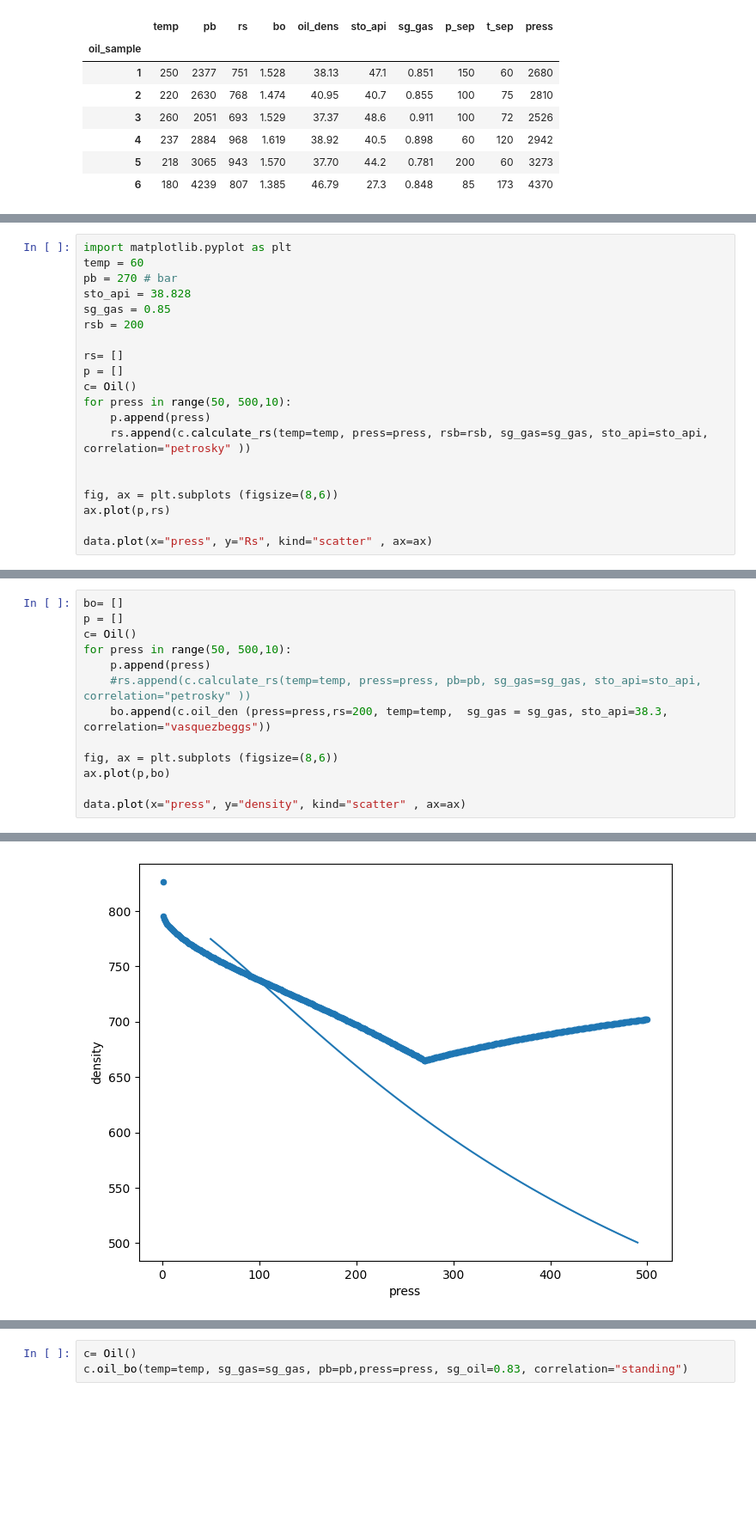
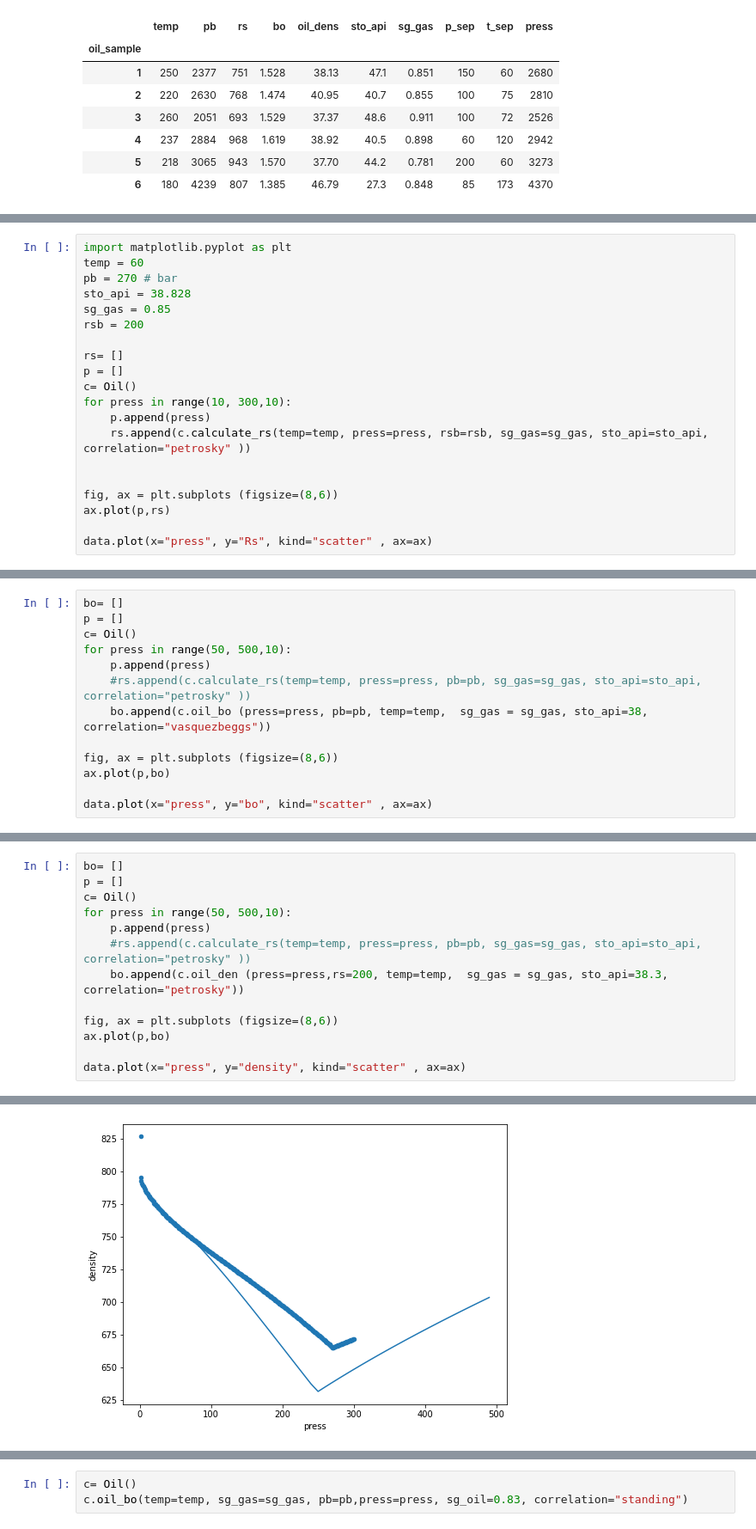
Before and after one commit to miroine/py_pvt, a Jupyter notebook: pvt/notebooks/pvt_correlation.ipynb, the cells around one changed output, grey strips where cells are left out. Shown: that part at 86% size. Drawn from its saved outputs; the diff is of its cells as text; blank space fills up the shorter version.

```diff
--- a/pvt/notebooks/pvt_correlation.ipynb
+++ b/pvt/notebooks/pvt_correlation.ipynb
@@ -783,7 +804,7 @@ rsb = 200
 rs= []
 p = []
 c= Oil()
-for press in range(50, 500,10):
+for press in range(10, 300,10):
     p.append(press)
     rs.append(c.calculate_rs(temp=temp, press=press, rsb=rsb, sg_gas=sg_gas, sto_api=sto_api, correlation="petrosky" ))
 
@@ -797,0 +841,13 @@ data.plot(x="press", y="Rs", kind="scatter" , ax=ax)
+# %%
+bo= []
+p = []
+c= Oil()
+for press in range(50, 500,10):
+    p.append(press)
+    #rs.append(c.calculate_rs(temp=temp, press=press, pb=pb, sg_gas=sg_gas, sto_api=sto_api, correlation="petrosky" ))
+    bo.append(c.oil_bo (press=press, pb=pb, temp=temp,  sg_gas = sg_gas, sto_api=38, correlation="vasquezbeggs"))
+
+fig, ax = plt.subplots (figsize=(8,6))
+ax.plot(p,bo)
+
+data.plot(x="press", y="bo", kind="scatter" , ax=ax)
@@ -802,7 +861,7 @@ c= Oil()
 for press in range(50, 500,10):
     p.append(press)
     #rs.append(c.calculate_rs(temp=temp, press=press, pb=pb, sg_gas=sg_gas, sto_api=sto_api, correlation="petrosky" ))
-    bo.append(c.oil_den (press=press,rs=200, temp=temp,  sg_gas = sg_gas, sto_api=38.3, correlation="vasquezbeggs"))
+    bo.append(c.oil_den (press=press,rs=200, temp=temp,  sg_gas = sg_gas, sto_api=38.3, correlation="petrosky"))
 
 fig, ax = plt.subplots (figsize=(8,6))
 ax.plot(p,bo)
@@ -830 +872 @@ data.plot(x="press", y="density", kind="scatter" , ax=ax)
-[figure, old version]
+[figure, new version]
```
Also changed, not shown: parts of 56 cells of this notebook, 12 other files.
